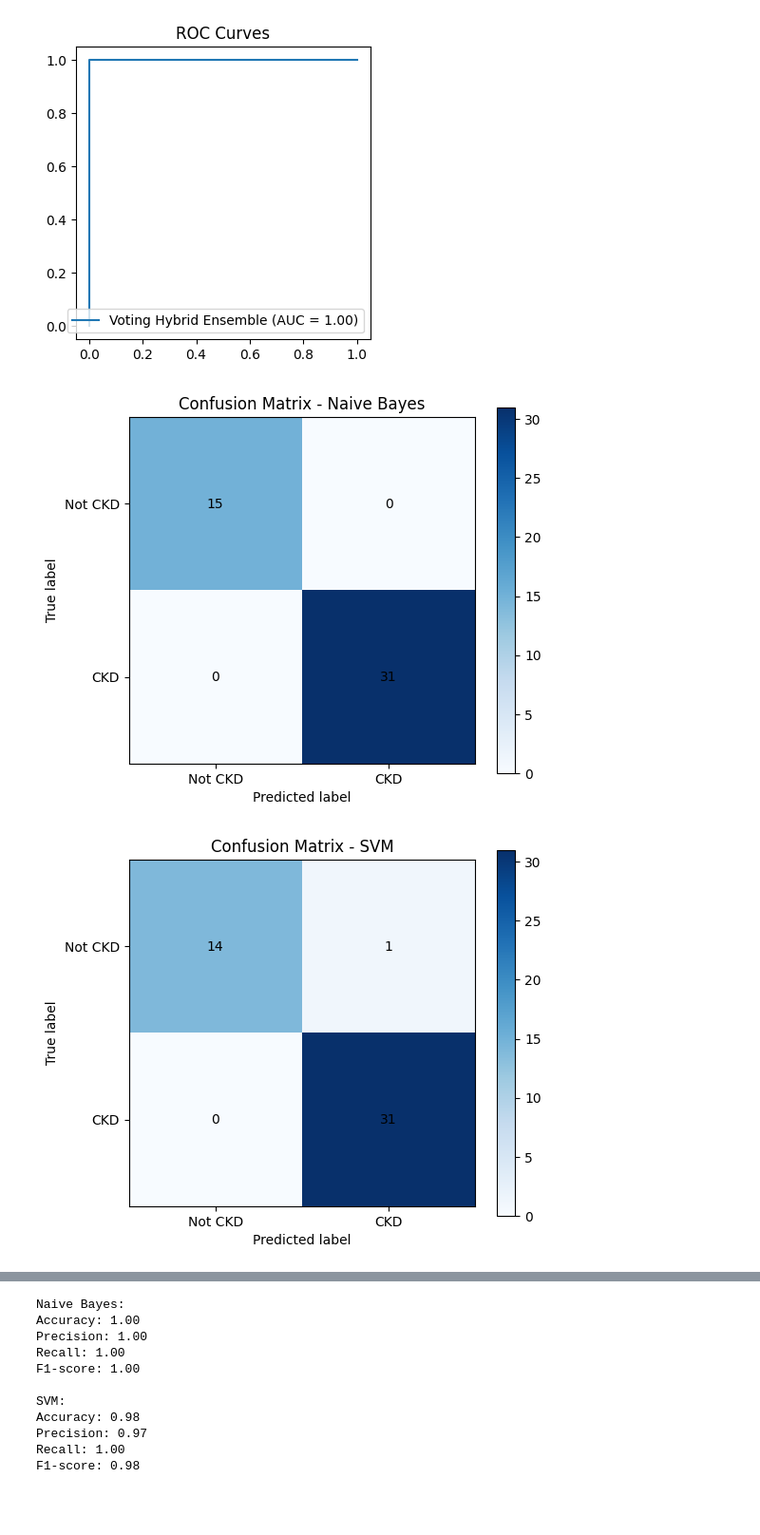
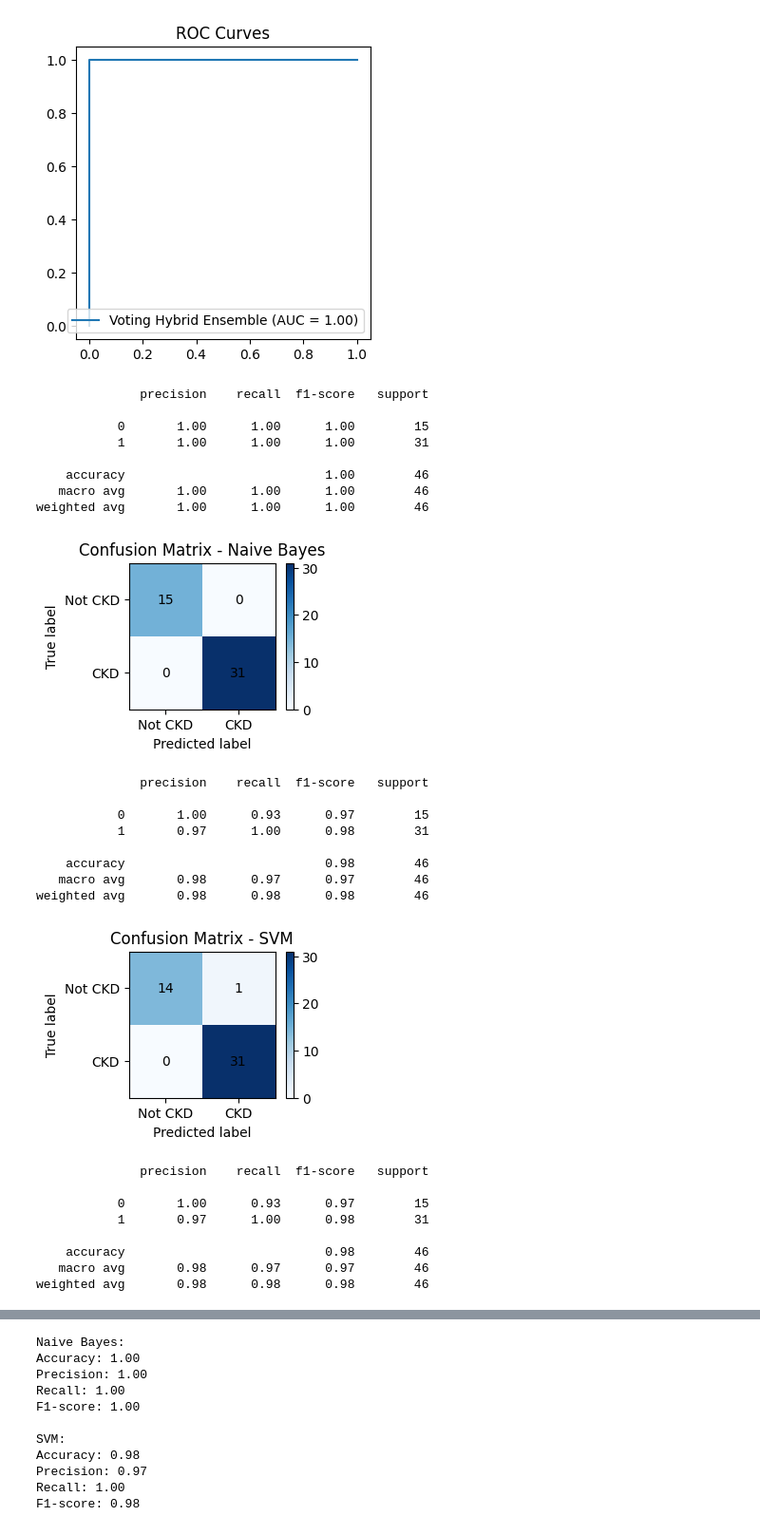
Before and after one commit to nura6199/my-dissertation, a Jupyter notebook: EnsembleHybrid.ipynb, the cells around one changed output, grey strips where cells are left out. Shown at 95% size. Cells and saved outputs as stored; diff of their text form; code cells hidden in the pictures; blank space fills up the shorter version.

```diff
--- a/EnsembleHybrid.ipynb
+++ b/EnsembleHybrid.ipynb
@@ -22,0 +65,2 @@ data = pd.read_csv('chronic_kidney_disease.csv')
+# %%
+data = data.dropna()
@@ -161,3 +356,8 @@ voting_clf = VotingClassifier(estimators=[('nb', nb_clf), ('svm', svm_clf), ('dt
 # Train and predict using the voting ensemble
 voting_clf.fit(X_train_selected, y_train)
 voting_y_pred = voting_clf.predict(X_test_selected)
+# %%
+#hybrid ensemble classification report
+from sklearn.metrics import classification_report
+voting_y_pred = voting_clf.predict(X_test_selected)
+print(classification_report(y_test, voting_y_pred))
@@ -378,40 +587,101 @@ def plot_confusion_matrix(conf_matrix, title):
     plt.xlabel('Predicted Label')
     plt.ylabel('True Label')
     plt.show()
+# %%
+# Function to plot confusion matrix
+def plot_confusion_matrix(conf_matrix, title):
+    plt.imshow(conf_matrix, interpolation='nearest', cmap=plt.cm.Blues)
+    plt.title(title)
+    plt.colorbar()
+    plt.xticks([0, 1], ['Not CKD', 'CKD'])  # Complete the line to add 'CKD' label
+    plt.yticks([0, 1], ['Not CKD', 'CKD'])  # Add y-axis labels as well
+    plt.xlabel('Predicted Label')
+    plt.ylabel('True Label')
+    plt.show()
 # %%
 # Function to plot confusion matrix
 def plot_confusion_matrix(conf_matrix, title):
     plt.imshow(conf_matrix, interpolation='nearest', cmap=plt.cm.Blues)
     plt.title(title)
     plt.colorbar()
     plt.xticks([0, 1], ['Not CKD', 'CKD'])
     plt.yticks([0, 1], ['Not CKD', 'CKD'])
     plt.xlabel('Predicted label')
     plt.ylabel('True label')
     plt.title(title)
 
     # Annotate the confusion matrix cells with values
     for i in range(2):
         for j in range(2):
             plt.text(j, i, str(conf_matrix[i, j]), horizontalalignment="center", verticalalignment="center")
 
     plt.show()
 
+#Naive bayes classification report
+from sklearn.metrics import classification_report
+nb_y_pred = nb_clf.predict(X_test_selected)
+print(classification_report(y_test, nb_y_pred))
+
+
 # Plot confusion matrices
-plt.figure(figsize=(20, 5))
+
+plt.figure(figsize=(10, 2))
 plt.subplot(1, 3, 1)
 plot_confusion_matrix(nb_conf_matrix, title='Confusion Matrix - Naive Bayes')
 
-plt.figure(figsize=(20, 5))
+#SVM classification report
+from sklearn.metrics import classification_report
+Svm_y_pred = svm_clf.predict(X_test_selected)
+print(classification_report(y_test, Svm_y_pred))
+
+# Plot confusion matrices
+plt.figure(figsize=(10, 2))
 plt.subplot(1, 3, 1)
 plot_confusion_matrix(svm_conf_matrix, title='Confusion Matrix - SVM')
 
-plt.figure(figsize=(20, 5))
+#Decision tree classification report
+from sklearn.metrics import classification_report
+dt_y_pred = dt_clf.predict(X_test_selected)
+print(classification_report(y_test, dt_y_pred))
+
+# Plot confusion matrices
+plt.figure(figsize=(10, 2))
 plt.subplot(1, 3, 3)
 plot_confusion_matrix(dt_conf_matrix, title='Confusion Matrix - Decision Tree')
 
-plt.figure(figsize=(6, 5))
+
+#clssification report for Hybrid ensemble
+from sklearn.metrics import classification_report
+voting_y_pred = voting_clf.predict(X_test_selected)
+print(classification_report(y_test, voting_y_pred))
+
+# Plot confusion matrices
+plt.figure(figsize=(10, 2))
 plot_confusion_matrix(voting_conf_matrix, title='Confusion Matrix - Soft Voting Hybrid Ensemble')
 # %% [output]
+              precision    recall  f1-score   support
+
+           0       1.00      1.00      1.00        15
+           1       1.00      1.00      1.00        31
+
+    accuracy                           1.00        46
+   macro avg       1.00      1.00      1.00        46
+weighted avg       1.00      1.00      1.00        46
-[figure, old version]
+[figure, new version]
+              precision    recall  f1-score   support
+
+           0       1.00      0.93      0.97        15
+           1       0.97      1.00      0.98        31
+
+    accuracy                           0.98        46
+   macro avg       0.98      0.97      0.97        46
+weighted avg       0.98      0.98      0.98        46
-[figure, old version]
+[figure, new version]
+              precision    recall  f1-score   support
+
+           0       1.00      0.93      0.97        15
+           1       0.97      1.00      0.98        31
+
+    accuracy                           0.98        46
+   macro avg       0.98      0.97      0.97        46
+weighted avg       0.98      0.98      0.98        46
```
Also changed, not shown: parts of 24 cells of this notebook.
